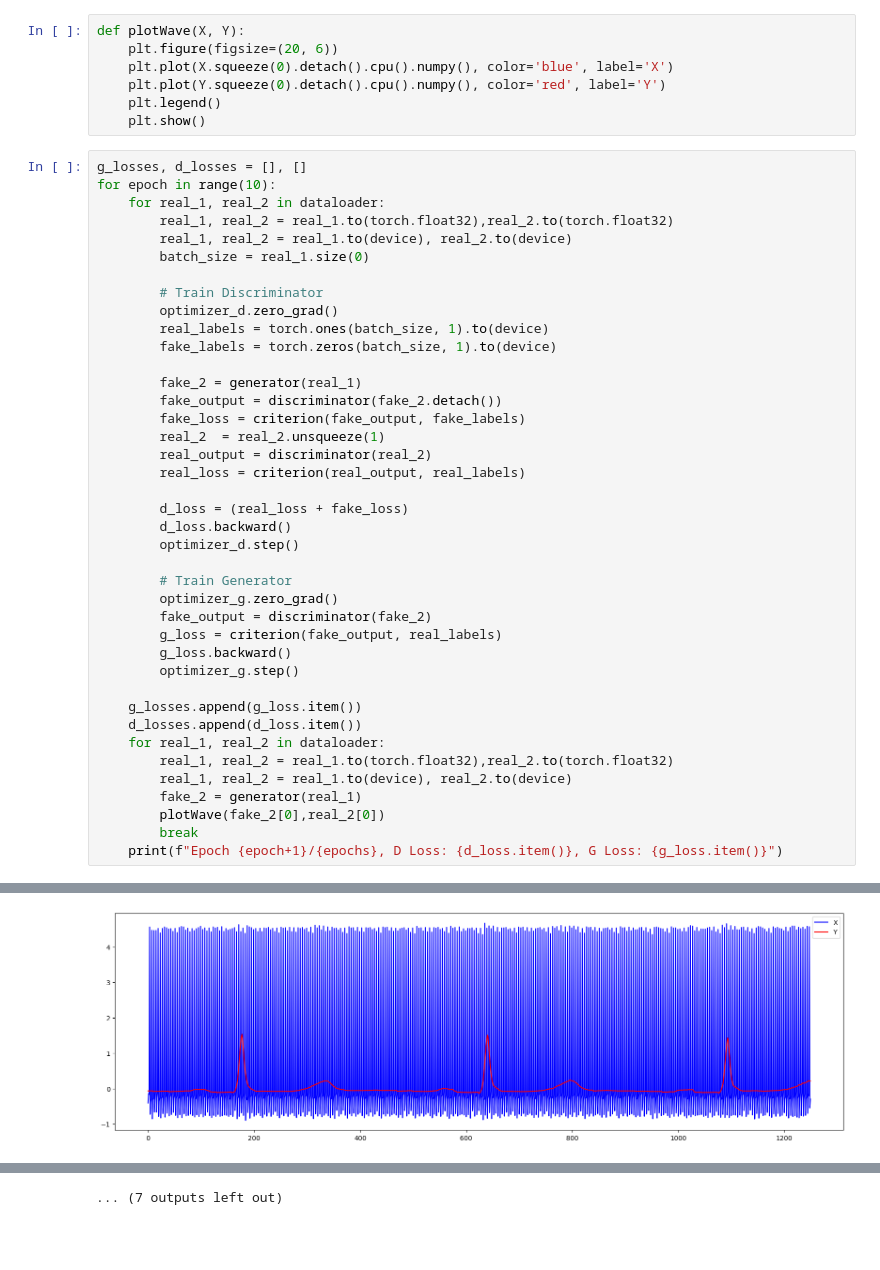
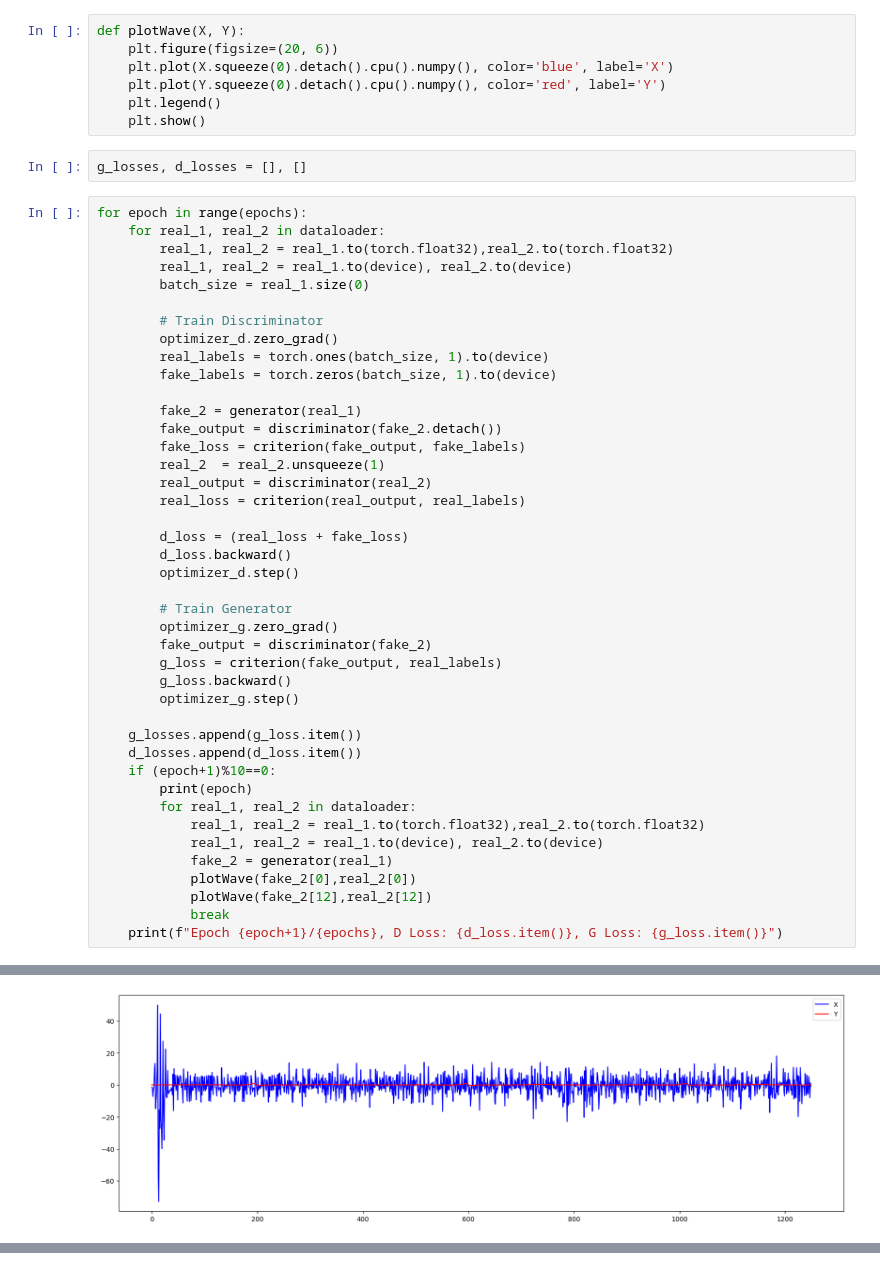
Before and after one commit to Lasers67/BiometricByPass, a Jupyter notebook: src/GAN.ipynb, the cells around one changed output, grey strips where cells are left out. Drawn from its saved outputs; the diff is of its cells as text; blank space fills up the shorter version.

```diff
--- a/src/GAN.ipynb
+++ b/src/GAN.ipynb
@@ -213,9 +208,10 @@ def plotWave(X, Y):
     plt.plot(Y.squeeze(0).detach().cpu().numpy(), color='red', label='Y')
     plt.legend()
     plt.show()
+# %%
+g_losses, d_losses = [], []
 # %%
-g_losses, d_losses = [], []
-for epoch in range(10):
+for epoch in range(epochs):
     for real_1, real_2 in dataloader:
         real_1, real_2 = real_1.to(torch.float32),real_2.to(torch.float32)
         real_1, real_2 = real_1.to(device), real_2.to(device)
@@ -246,11 +242,14 @@ for epoch in range(10):
 
     g_losses.append(g_loss.item())
     d_losses.append(d_loss.item())
-    for real_1, real_2 in dataloader:
-        real_1, real_2 = real_1.to(torch.float32),real_2.to(torch.float32)
-        real_1, real_2 = real_1.to(device), real_2.to(device)
-        fake_2 = generator(real_1)
-        plotWave(fake_2[0],real_2[0])
-        break
+    if (epoch+1)%10==0:
+        print(epoch)
+        for real_1, real_2 in dataloader:
+            real_1, real_2 = real_1.to(torch.float32),real_2.to(torch.float32)
+            real_1, real_2 = real_1.to(device), real_2.to(device)
+            fake_2 = generator(real_1)
+            plotWave(fake_2[0],real_2[0])
+            plotWave(fake_2[12],real_2[12])
+            break
     print(f"Epoch {epoch+1}/{epochs}, D Loss: {d_loss.item()}, G Loss: {g_loss.item()}")
 # %% [output]
@@ -261 +279 @@ Epoch 2/100, D Loss: 0.001172080053947866, G Loss: 6.381380081176758
-[figure, old version]
+[figure, new version]
@@ -269 +307,0 @@ Epoch 6/100, D Loss: 0.009455789811909199, G Loss: 4.1981000900268555
-... (7 outputs left out)
```
Also changed, not shown: parts of 5 cells of this notebook, 2 other files.
